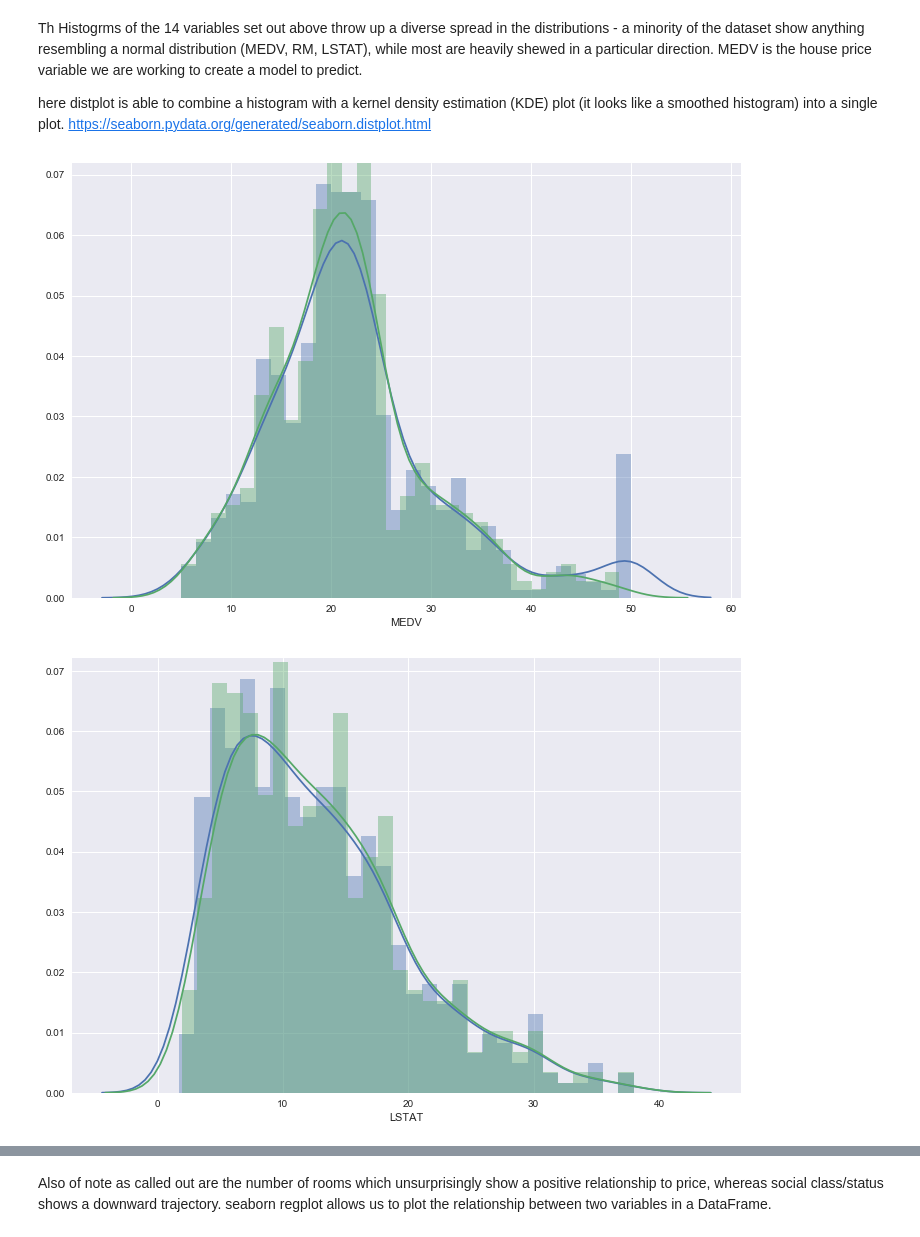
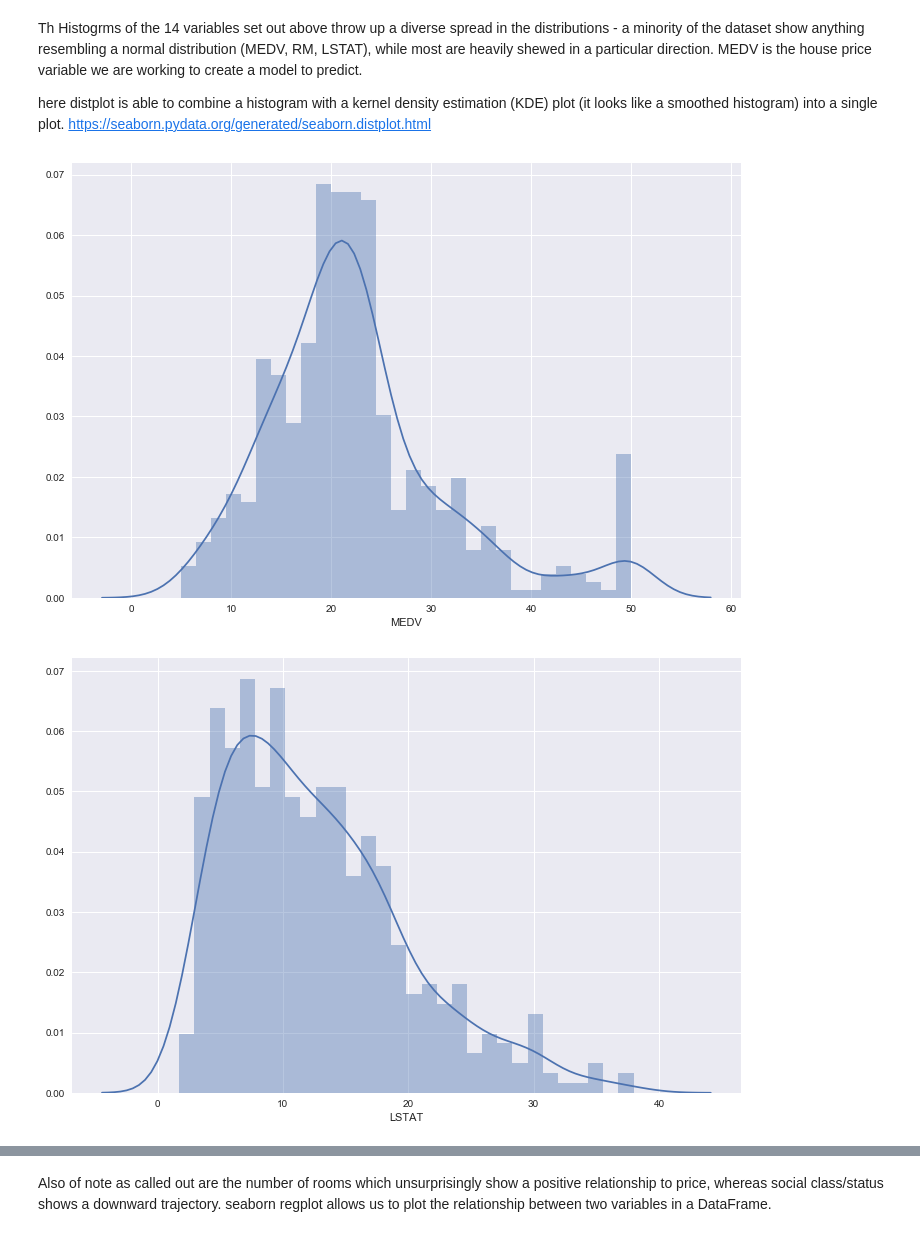
Before and after one commit to JohnONeillGMIT/MLandStatistics, a Jupyter notebook: Boston House Prices.ipynb, the cells around one changed output, grey strips where cells are left out. Saved outputs shown, nothing was run; the diff lists cells and outputs as text; code cells hidden in the pictures.

```diff
--- a/Boston House Prices.ipynb
+++ b/Boston House Prices.ipynb
@@ -139,14 +128,12 @@ df2 = (df[df.MEDV != 50])
 # Just to show a comparison of the means etc. when the oultier Prices are ommitted and their relative impact..
 sns.set(rc={'figure.figsize':(12,8)})
 sns.distplot(df['MEDV'], bins=30)
-sns.distplot(df2['MEDV'], bins=30)
 plt.show();
 # %% [output]
-[figure, old version]
+[figure, new version]
 # %%
 sns.set(rc={'figure.figsize':(12,8)})
 sns.distplot(df['LSTAT'], bins=30)
-sns.distplot(df2['LSTAT'], bins=30)
 plt.show();
 # %% [output]
-[figure, old version]
+[figure, new version]
```
Also changed, not shown: parts of 81 cells of this notebook.
